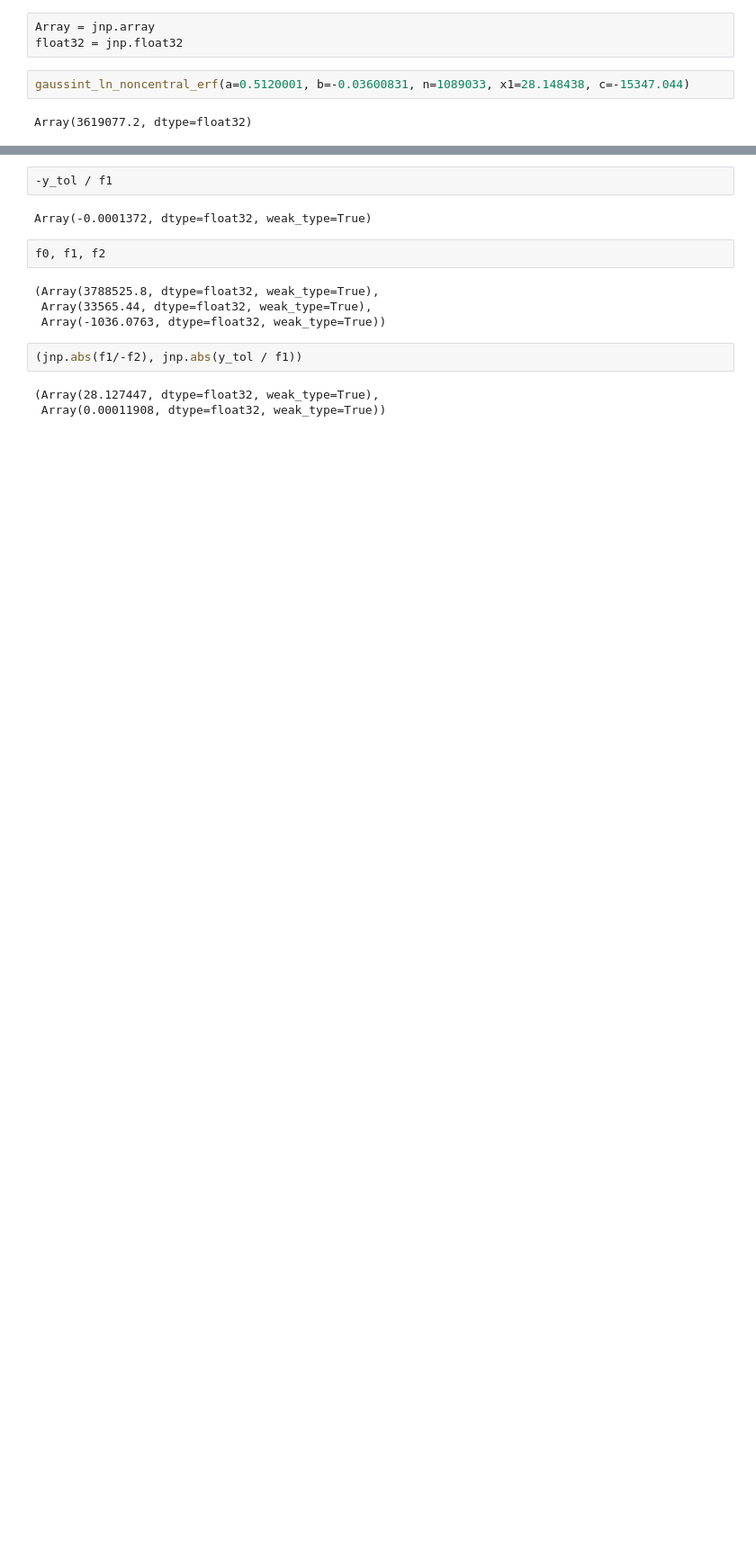
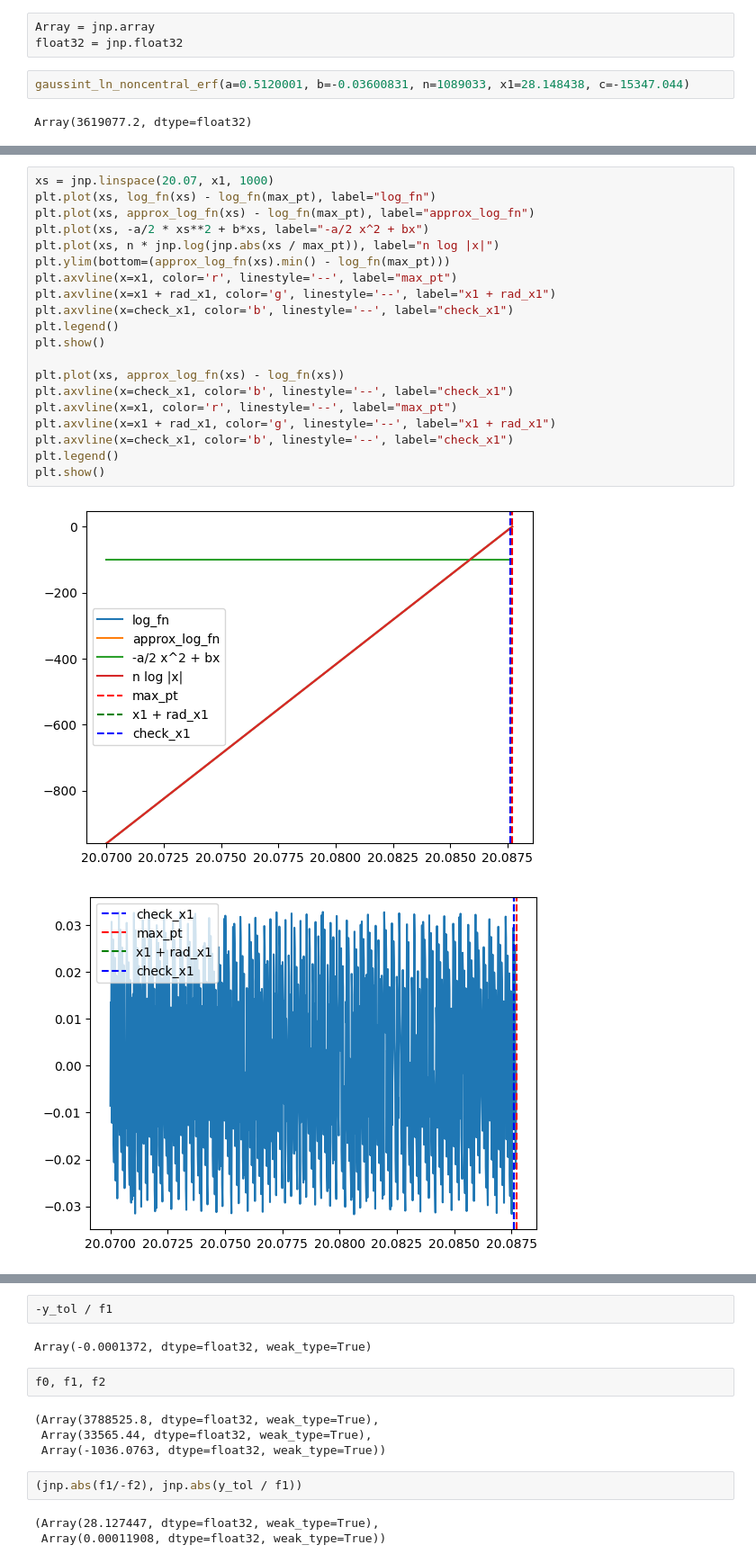
Before and after one commit to EleutherAI/basin-volume, a Jupyter notebook: notebooks/scaling_up.ipynb, the cells around one changed output, grey strips where cells are left out. Shown at 90% size. Cells and saved outputs as stored; diff of their text form; blank space fills up the shorter version.

```diff
--- a/notebooks/scaling_up.ipynb
+++ b/notebooks/scaling_up.ipynb
@@ -140,0 +313,23 @@ global_max=Array(1458.2854, dtype=float32, weak_type=True), global_in_range=Arra
+# %%
+xs = jnp.linspace(20.07, x1, 1000)
+plt.plot(xs, log_fn(xs) - log_fn(max_pt), label="log_fn")
+plt.plot(xs, approx_log_fn(xs) - log_fn(max_pt), label="approx_log_fn")
+plt.plot(xs, -a/2 * xs**2 + b*xs, label="-a/2 x^2 + bx")
+plt.plot(xs, n * jnp.log(jnp.abs(xs / max_pt)), label="n log |x|")
+plt.ylim(bottom=(approx_log_fn(xs).min() - log_fn(max_pt)))
+plt.axvline(x=x1, color='r', linestyle='--', label="max_pt")
+plt.axvline(x=x1 + rad_x1, color='g', linestyle='--', label="x1 + rad_x1")
+plt.axvline(x=check_x1, color='b', linestyle='--', label="check_x1")
+plt.legend()
+plt.show()
+
+plt.plot(xs, approx_log_fn(xs) - log_fn(xs))
+plt.axvline(x=check_x1, color='b', linestyle='--', label="check_x1")
+plt.axvline(x=x1, color='r', linestyle='--', label="max_pt")
+plt.axvline(x=x1 + rad_x1, color='g', linestyle='--', label="x1 + rad_x1")
+plt.axvline(x=check_x1, color='b', linestyle='--', label="check_x1")
+plt.legend()
+plt.show()
+# %% [output]
+[figure, added]
+[figure, added]
```
Also changed, not shown: parts of 22 cells of this notebook, 3 other files.
